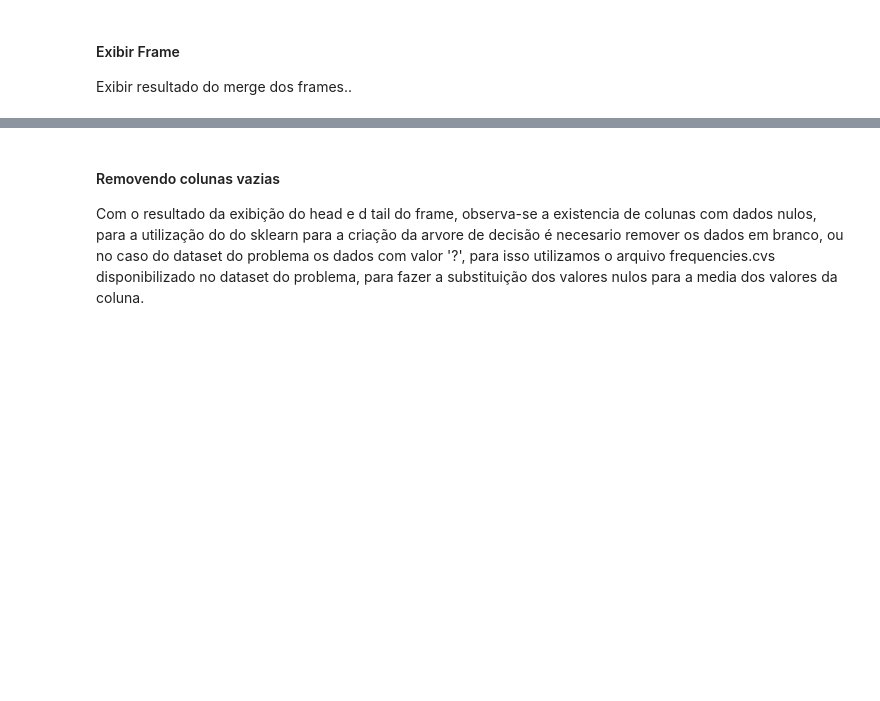
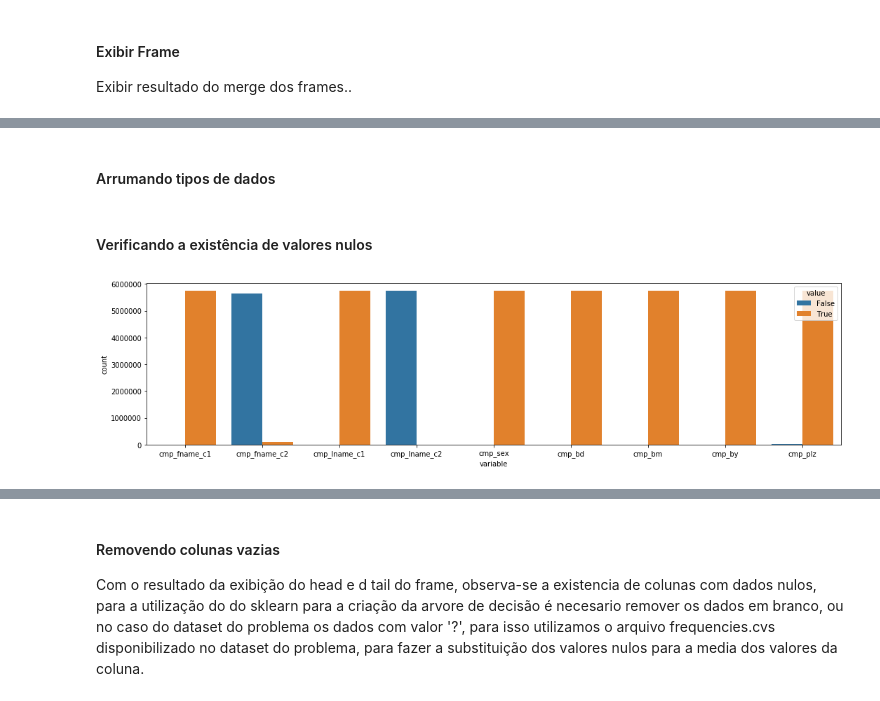
Before and after one commit to SkyNetRecruits/record_linkage_comparison_patterns_data_set, a Jupyter notebook: pre_processing.ipynb, the cells around one changed output, grey strips where cells are left out. Drawn from its saved outputs; the diff is of its cells as text; code cells hidden in the pictures; blank space fills up the shorter version.

Commit message:
Add exposure of missing values and fix data types

```diff
--- a/pre_processing.ipynb
+++ b/pre_processing.ipynb
@@ -41,0 +44,19 @@ frame.tail()
+# %% [markdown]
+#### Arrumando tipos de dados
+# %%
+broken_columns = list(frame.columns[2:11])
+
+for column in broken_columns:
+    frame[column] = frame[column].apply(lambda x: np.NaN if x == '?' else x)
+    frame[column] = frame[column].apply(lambda x: float(x) if type(x) == str else x)
+# %% [markdown]
+#### Verificando a existência de valores nulos
+# %%
+imp_values = frame.drop(['is_match','id_1','id_2'],axis=1)
+melted_frame = pd.melt(imp_values.notnull())
+# %%
+plt.figure(figsize=(15,4))
+sns.countplot(melted_frame['variable'],hue=melted_frame['value'])
+plt.tight_layout()
+# %% [output]
+[figure, added]
```
Also changed, not shown: parts of 5 cells of this notebook.
